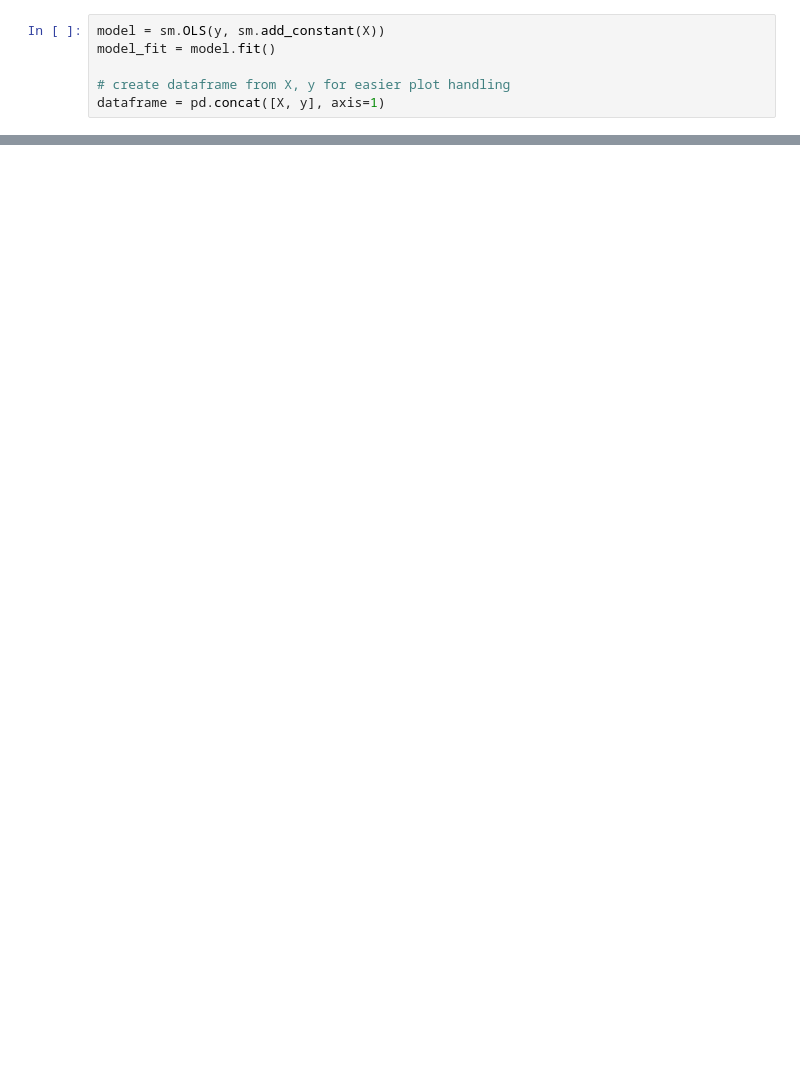
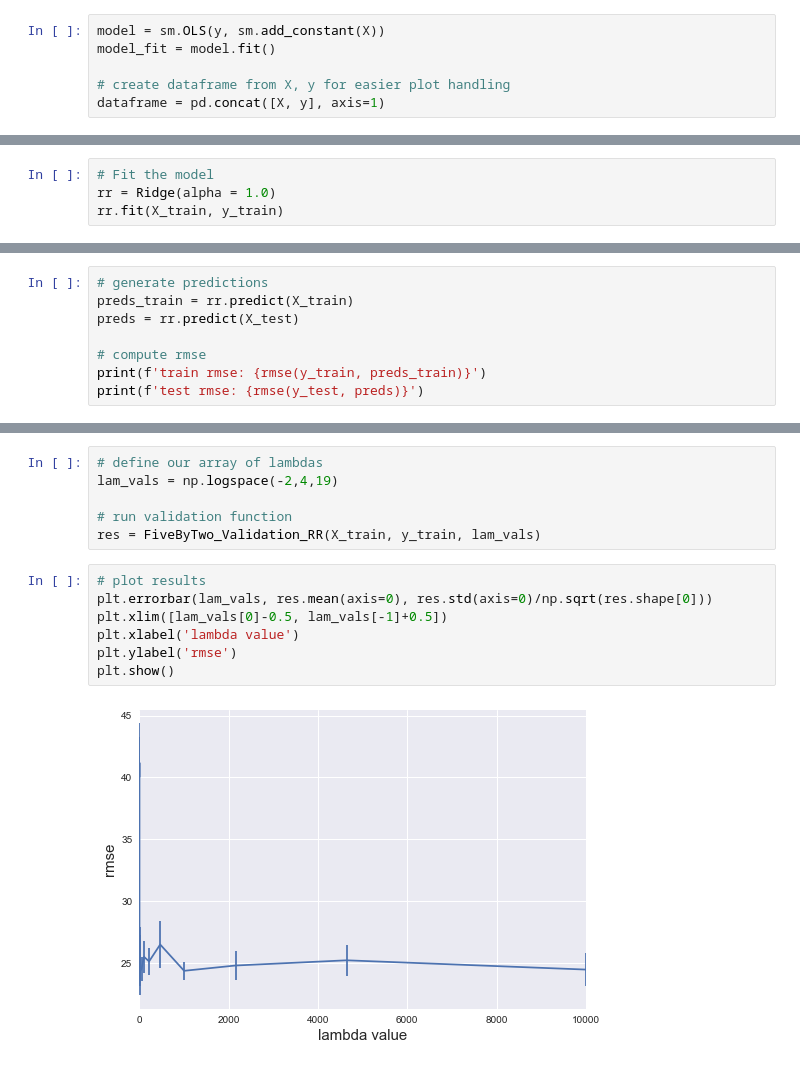
Before and after one commit to Ruthless-Raven/W.I.L.D-ZOO-CAPSTONE-, a Jupyter notebook: code/linear regression.ipynb, the cells around one changed output, grey strips where cells are left out. Drawn from its saved outputs; the diff is of its cells as text; blank space fills up the shorter version.

```diff
--- a/code/linear regression.ipynb
+++ b/code/linear regression.ipynb
@@ -413,0 +340,4 @@ Error:
+# %%
+# Fit the model
+rr = Ridge(alpha = 1.0)
+rr.fit(X_train, y_train)
@@ -413,0 +346,8 @@ Error:
+# %%
+# generate predictions
+preds_train = rr.predict(X_train)
+preds = rr.predict(X_test)
+
+# compute rmse
+print(f'train rmse: {rmse(y_train, preds_train)}')
+print(f'test rmse: {rmse(y_test, preds)}')
@@ -413,0 +395,15 @@ Error:
+# %%
+# define our array of lambdas
+lam_vals = np.logspace(-2,4,19)
+
+# run validation function
+res = FiveByTwo_Validation_RR(X_train, y_train, lam_vals)
+# %%
+# plot results
+plt.errorbar(lam_vals, res.mean(axis=0), res.std(axis=0)/np.sqrt(res.shape[0]))
+plt.xlim([lam_vals[0]-0.5, lam_vals[-1]+0.5])
+plt.xlabel('lambda value')
+plt.ylabel('rmse')
+plt.show()
+# %% [output]
+[figure, added]
```
Also changed, not shown: parts of 60 cells of this notebook, 8 other files.
